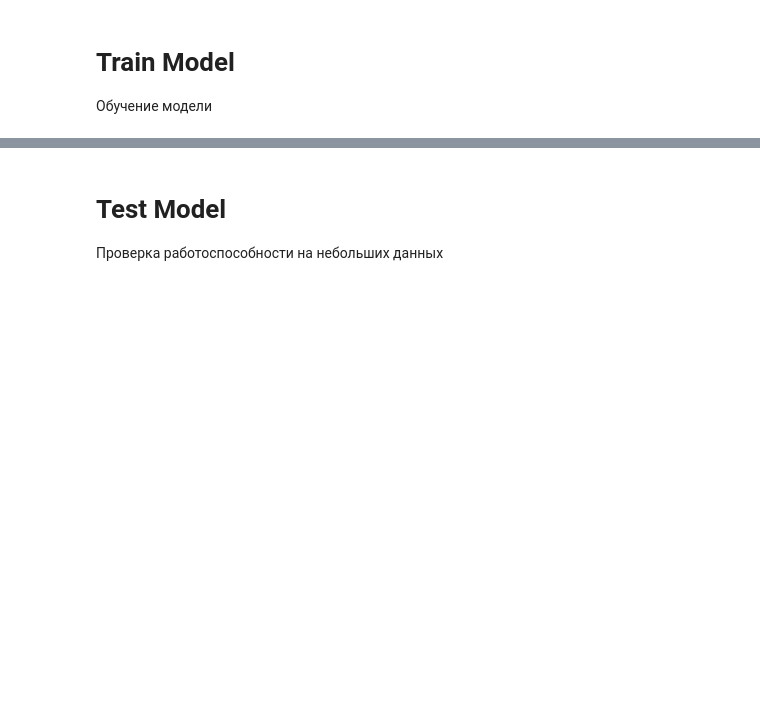
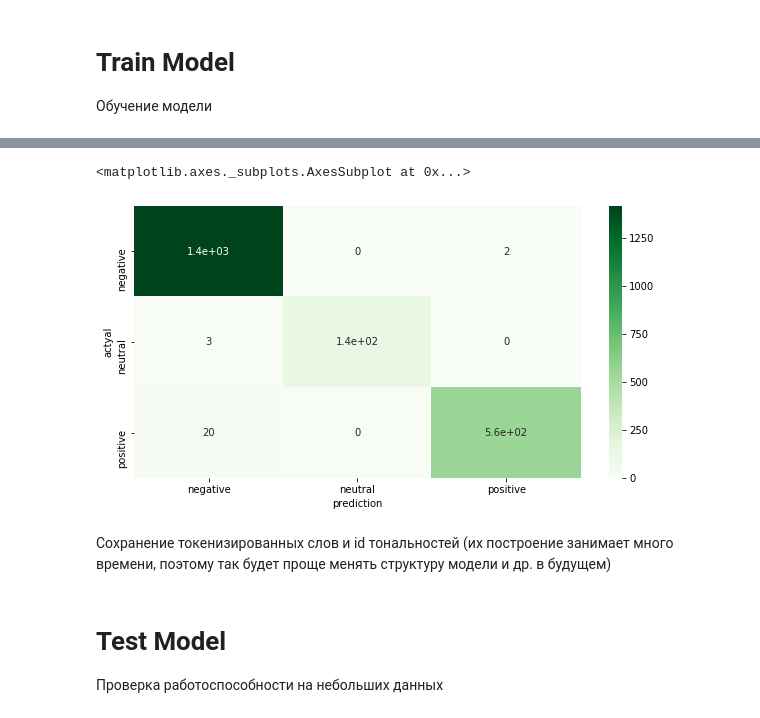
Before and after one commit to zkatemor/thesaurus, a Jupyter notebook: dictionary.ipynb, the cells around one changed output, grey strips where cells are left out. Drawn from its saved outputs; the diff is of its cells as text; code cells hidden in the pictures; blank space fills up the shorter version.

```diff
--- a/dictionary.ipynb
+++ b/dictionary.ipynb
@@ -196,0 +236,10 @@ plt.legend(loc = 'upper right')
+# %%
+prediction = model.predict_classes(X_test)
+# %%
+prediction_tones = from_tone(prediction, df['tone'].unique().tolist())
+# %%
+y_test = Y_test.tolist()
+y_test_tones = []
+
+for i in range(len(y_test)):
+  y_test_tones.append(df['tone'].unique()[y_test[i].index(1)])
@@ -196,0 +262,13 @@ plt.legend(loc = 'upper right')
+# %%
+data = {'prediction': prediction_tones,
+        'actual':    y_test_tones }
+
+df = pd.DataFrame(data, columns = ['actual','prediction'])
+confusion_matrix = pd.crosstab(df['actual'], df['prediction'], rownames = ['actyal'], colnames = ['prediction'])
+plt.figure(figsize=(10, 5))
+sn.heatmap(confusion_matrix, annot=True,cmap="Greens")
+# %% [output]
+<matplotlib.axes._subplots.AxesSubplot at 0x...>
+[figure, added]
+# %% [markdown]
+Сохранение токенизированных слов и id тональностей (их построение занимает много времени, поэтому так будет проще менять структуру модели и др. в будущем)
```
Also changed, not shown: parts of 31 cells of this notebook.
